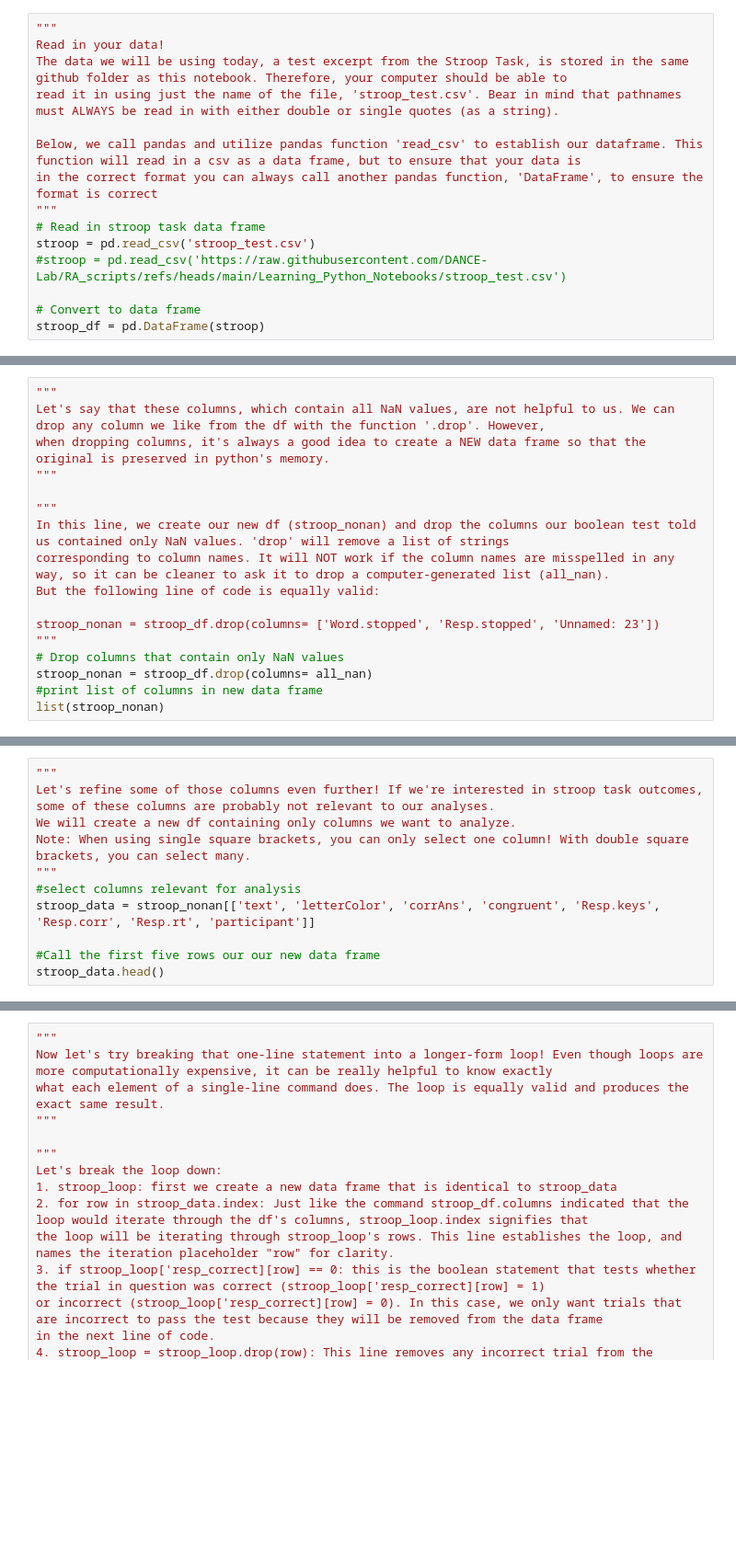
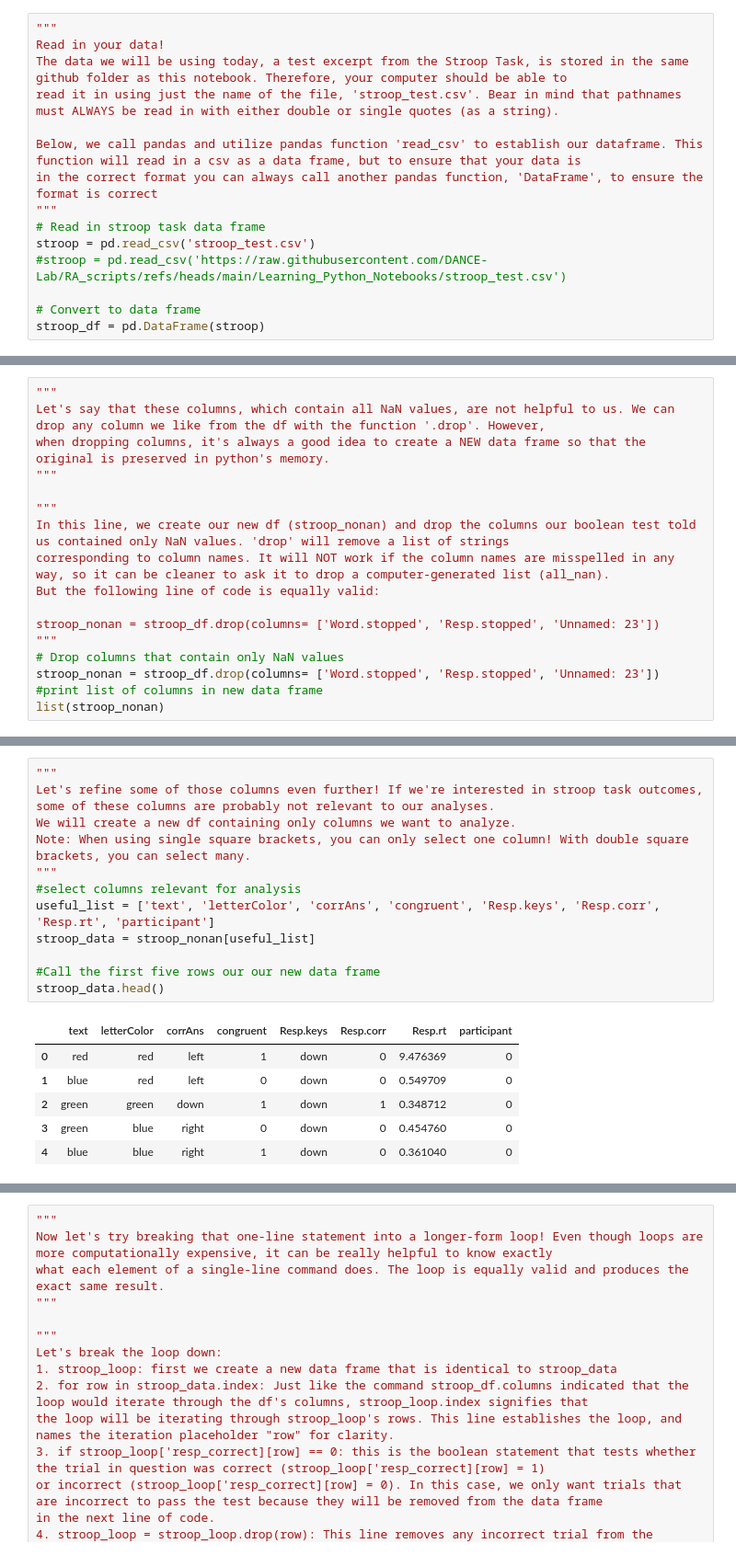
Before and after one commit to DANCE-Lab/RA_scripts, a Jupyter notebook: Learning_Python_Notebooks/Data_Wrangling_key.ipynb, the cells around one changed output, grey strips where cells are left out. Shown at 92% size. Cells and saved outputs as stored; diff of their text form; blank space fills up the shorter version.

```diff
--- a/Learning_Python_Notebooks/Data_Wrangling_key.ipynb
+++ b/Learning_Python_Notebooks/Data_Wrangling_key.ipynb
@@ -135,6 +190,6 @@ But the following line of code is equally valid:
 stroop_nonan = stroop_df.drop(columns= ['Word.stopped', 'Resp.stopped', 'Unnamed: 23'])
 """
 # Drop columns that contain only NaN values
-stroop_nonan = stroop_df.drop(columns= all_nan)
+stroop_nonan = stroop_df.drop(columns= ['Word.stopped', 'Resp.stopped', 'Unnamed: 23'])
 #print list of columns in new data frame
 list(stroop_nonan)
@@ -141,14 +214,22 @@ list(stroop_nonan)
 # %%
 """
 Let's refine some of those columns even further! If we're interested in stroop task outcomes, some of these columns are probably not relevant to our analyses.
 We will create a new df containing only columns we want to analyze.
 Note: When using single square brackets, you can only select one column! With double square brackets, you can select many.
 """
 #select columns relevant for analysis
-stroop_data = stroop_nonan[['text', 'letterColor', 'corrAns', 'congruent', 'Resp.keys', 'Resp.corr', 'Resp.rt', 'participant']]
+useful_list = ['text', 'letterColor', 'corrAns', 'congruent', 'Resp.keys', 'Resp.corr', 'Resp.rt', 'participant']
+stroop_data = stroop_nonan[useful_list]
 
 #Call the first five rows our our new data frame
 stroop_data.head()
+# %% [output]
+|  | text | letterColor | corrAns | congruent | Resp.keys | Resp.corr | Resp.rt | participant |
+| 0 | red | red | left | 1 | down | 0 | 9.476369 | 0 |
+| 1 | blue | red | left | 0 | down | 0 | 0.549709 | 0 |
+| 2 | green | green | down | 1 | down | 1 | 0.348712 | 0 |
+| 3 | green | blue | right | 0 | down | 0 | 0.454760 | 0 |
+| 4 | blue | blue | right | 1 | down | 0 | 0.361040 | 0 |
 # %%
 """
 For our first analysis, let's see if there's a significant difference beetween response rate in correct versus incorrect trials! But first, let's rename some columns to
```
Also changed, not shown: parts of 13 cells of this notebook, 1 other file.
